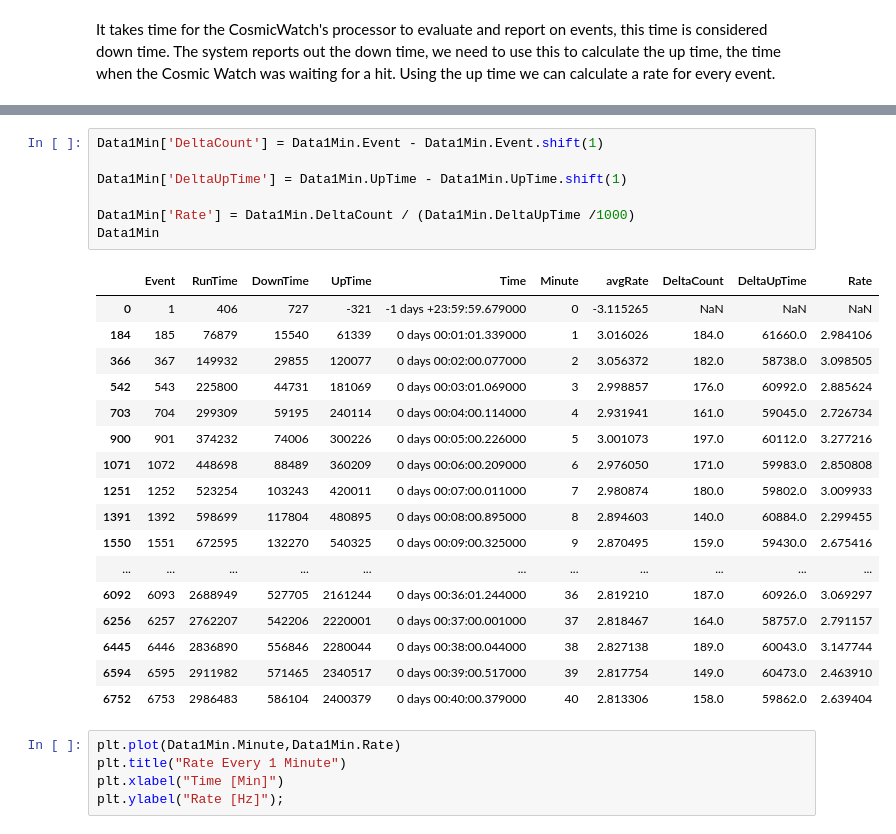
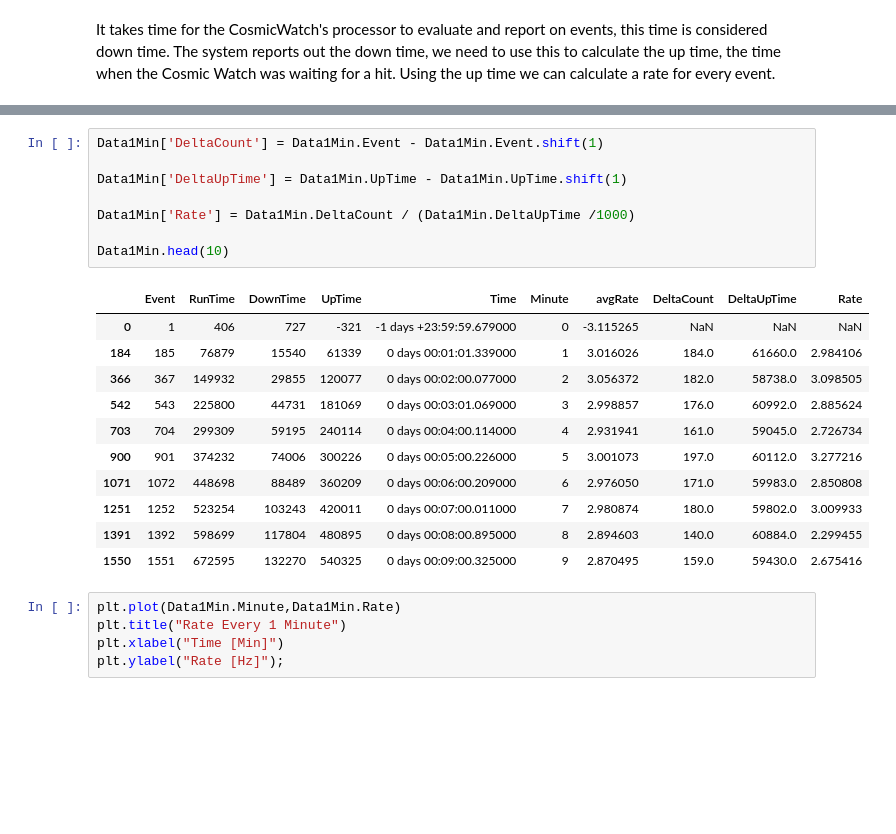
Before and after one commit to dkallenberg/Quarknet-CosmicWatch-ipynb, a Jupyter notebook: CW_Data_Analysis.ipynb, the cells around one changed output, grey strips where cells are left out. Cells and saved outputs as stored; diff of their text form; blank space fills up the shorter version.

```diff
--- a/CW_Data_Analysis.ipynb
+++ b/CW_Data_Analysis.ipynb
@@ -106,28 +100,23 @@ Data1Min
 # %%
 Data1Min['DeltaCount'] = Data1Min.Event - Data1Min.Event.shift(1)
 
 Data1Min['DeltaUpTime'] = Data1Min.UpTime - Data1Min.UpTime.shift(1)
 
 Data1Min['Rate'] = Data1Min.DeltaCount / (Data1Min.DeltaUpTime /1000)
-Data1Min
+
+Data1Min.head(10)
 # %% [output]
 |  | Event | RunTime | DownTime | UpTime | Time | Minute | avgRate | DeltaCount | DeltaUpTime | Rate |
 | 0 | 1 | 406 | 727 | -321 | -1 days +23:59:59.679000 | 0 | -3.115265 | NaN | NaN | NaN |
 | 184 | 185 | 76879 | 15540 | 61339 | 0 days 00:01:01.339000 | 1 | 3.016026 | 184.0 | 61660.0 | 2.984106 |
 | 366 | 367 | 149932 | 29855 | 120077 | 0 days 00:02:00.077000 | 2 | 3.056372 | 182.0 | 58738.0 | 3.098505 |
 | 542 | 543 | 225800 | 44731 | 181069 | 0 days 00:03:01.069000 | 3 | 2.998857 | 176.0 | 60992.0 | 2.885624 |
 | 703 | 704 | 299309 | 59195 | 240114 | 0 days 00:04:00.114000 | 4 | 2.931941 | 161.0 | 59045.0 | 2.726734 |
 | 900 | 901 | 374232 | 74006 | 300226 | 0 days 00:05:00.226000 | 5 | 3.001073 | 197.0 | 60112.0 | 3.277216 |
 | 1071 | 1072 | 448698 | 88489 | 360209 | 0 days 00:06:00.209000 | 6 | 2.976050 | 171.0 | 59983.0 | 2.850808 |
 | 1251 | 1252 | 523254 | 103243 | 420011 | 0 days 00:07:00.011000 | 7 | 2.980874 | 180.0 | 59802.0 | 3.009933 |
 | 1391 | 1392 | 598699 | 117804 | 480895 | 0 days 00:08:00.895000 | 8 | 2.894603 | 140.0 | 60884.0 | 2.299455 |
 | 1550 | 1551 | 672595 | 132270 | 540325 | 0 days 00:09:00.325000 | 9 | 2.870495 | 159.0 | 59430.0 | 2.675416 |
-| ... | ... | ... | ... | ... | ... | ... | ... | ... | ... | ... |
-| 6092 | 6093 | 2688949 | 527705 | 2161244 | 0 days 00:36:01.244000 | 36 | 2.819210 | 187.0 | 60926.0 | 3.069297 |
-| 6256 | 6257 | 2762207 | 542206 | 2220001 | 0 days 00:37:00.001000 | 37 | 2.818467 | 164.0 | 58757.0 | 2.791157 |
-| 6445 | 6446 | 2836890 | 556846 | 2280044 | 0 days 00:38:00.044000 | 38 | 2.827138 | 189.0 | 60043.0 | 3.147744 |
-| 6594 | 6595 | 2911982 | 571465 | 2340517 | 0 days 00:39:00.517000 | 39 | 2.817754 | 149.0 | 60473.0 | 2.463910 |
-| 6752 | 6753 | 2986483 | 586104 | 2400379 | 0 days 00:40:00.379000 | 40 | 2.813306 | 158.0 | 59862.0 | 2.639404 |
 # %%
 plt.plot(Data1Min.Minute,Data1Min.Rate)
 plt.title("Rate Every 1 Minute")
```
Also changed, not shown: parts of 3 cells of this notebook.
